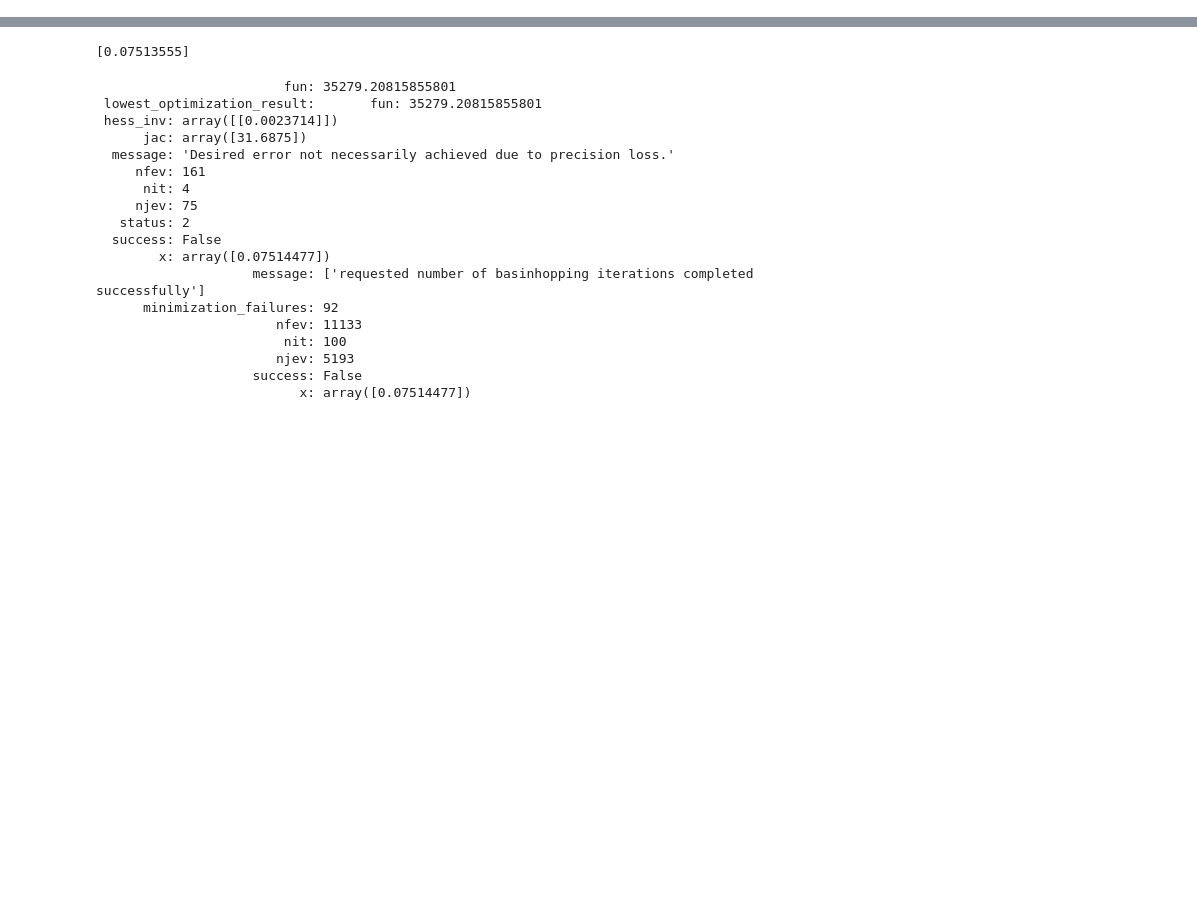
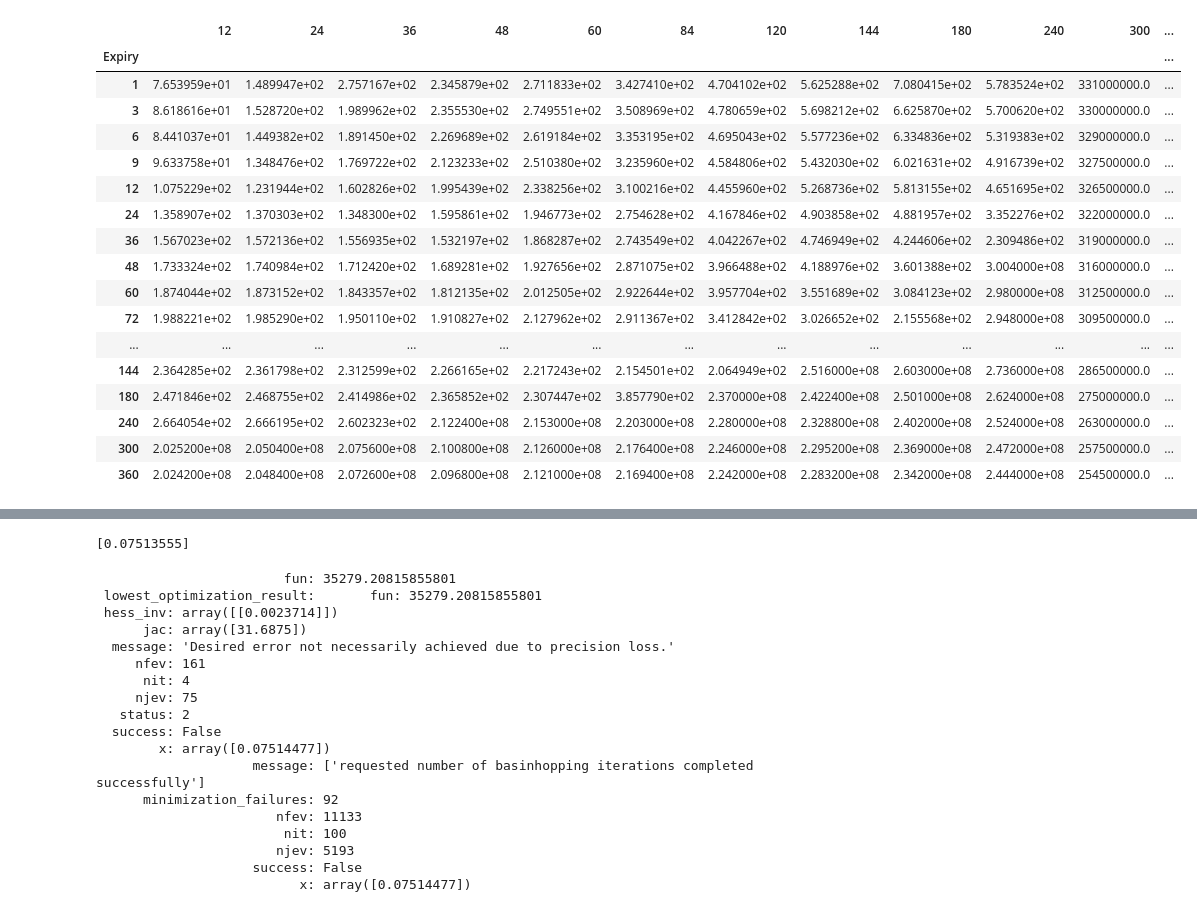
Before and after one commit to Eskild-afk/MasterThesis, a Jupyter notebook: FittingModelToATMswpt.ipynb, the cells around one changed output, grey strips where cells are left out. Saved outputs shown, nothing was run; the diff lists cells and outputs as text; code cells hidden in the pictures; blank space fills up the shorter version.

```diff
--- a/FittingModelToATMswpt.ipynb
+++ b/FittingModelToATMswpt.ipynb
@@ -165,0 +206,21 @@ result
+# %%
+VasiImpVolPrice
+# %% [output]
+|  | 12 | 24 | 36 | 48 | 60 | 84 | 120 | 144 | 180 | 240 | 300 | ... |
+| Expiry |  |  |  |  |  |  |  |  |  |  |  | ... |
+| 1 | 7.653959e+01 | 1.489947e+02 | 2.757167e+02 | 2.345879e+02 | 2.711833e+02 | 3.427410e+02 | 4.704102e+02 | 5.625288e+02 | 7.080415e+02 | 5.783524e+02 | 331000000.0 | ... |
+| 3 | 8.618616e+01 | 1.528720e+02 | 1.989962e+02 | 2.355530e+02 | 2.749551e+02 | 3.508969e+02 | 4.780659e+02 | 5.698212e+02 | 6.625870e+02 | 5.700620e+02 | 330000000.0 | ... |
+| 6 | 8.441037e+01 | 1.449382e+02 | 1.891450e+02 | 2.269689e+02 | 2.619184e+02 | 3.353195e+02 | 4.695043e+02 | 5.577236e+02 | 6.334836e+02 | 5.319383e+02 | 329000000.0 | ... |
+| 9 | 9.633758e+01 | 1.348476e+02 | 1.769722e+02 | 2.123233e+02 | 2.510380e+02 | 3.235960e+02 | 4.584806e+02 | 5.432030e+02 | 6.021631e+02 | 4.916739e+02 | 327500000.0 | ... |
+| 12 | 1.075229e+02 | 1.231944e+02 | 1.602826e+02 | 1.995439e+02 | 2.338256e+02 | 3.100216e+02 | 4.455960e+02 | 5.268736e+02 | 5.813155e+02 | 4.651695e+02 | 326500000.0 | ... |
+| 24 | 1.358907e+02 | 1.370303e+02 | 1.348300e+02 | 1.595861e+02 | 1.946773e+02 | 2.754628e+02 | 4.167846e+02 | 4.903858e+02 | 4.881957e+02 | 3.352276e+02 | 322000000.0 | ... |
+| 36 | 1.567023e+02 | 1.572136e+02 | 1.556935e+02 | 1.532197e+02 | 1.868287e+02 | 2.743549e+02 | 4.042267e+02 | 4.746949e+02 | 4.244606e+02 | 2.309486e+02 | 319000000.0 | ... |
+| 48 | 1.733324e+02 | 1.740984e+02 | 1.712420e+02 | 1.689281e+02 | 1.927656e+02 | 2.871075e+02 | 3.966488e+02 | 4.188976e+02 | 3.601388e+02 | 3.004000e+08 | 316000000.0 | ... |
+| 60 | 1.874044e+02 | 1.873152e+02 | 1.843357e+02 | 1.812135e+02 | 2.012505e+02 | 2.922644e+02 | 3.957704e+02 | 3.551689e+02 | 3.084123e+02 | 2.980000e+08 | 312500000.0 | ... |
+| 72 | 1.988221e+02 | 1.985290e+02 | 1.950110e+02 | 1.910827e+02 | 2.127962e+02 | 2.911367e+02 | 3.412842e+02 | 3.026652e+02 | 2.155568e+02 | 2.948000e+08 | 309500000.0 | ... |
+| ... | ... | ... | ... | ... | ... | ... | ... | ... | ... | ... | ... | ... |
+| 144 | 2.364285e+02 | 2.361798e+02 | 2.312599e+02 | 2.266165e+02 | 2.217243e+02 | 2.154501e+02 | 2.064949e+02 | 2.516000e+08 | 2.603000e+08 | 2.736000e+08 | 286500000.0 | ... |
+| 180 | 2.471846e+02 | 2.468755e+02 | 2.414986e+02 | 2.365852e+02 | 2.307447e+02 | 3.857790e+02 | 2.370000e+08 | 2.422400e+08 | 2.501000e+08 | 2.624000e+08 | 275000000.0 | ... |
+| 240 | 2.664054e+02 | 2.666195e+02 | 2.602323e+02 | 2.122400e+08 | 2.153000e+08 | 2.203000e+08 | 2.280000e+08 | 2.328800e+08 | 2.402000e+08 | 2.524000e+08 | 263000000.0 | ... |
+| 300 | 2.025200e+08 | 2.050400e+08 | 2.075600e+08 | 2.100800e+08 | 2.126000e+08 | 2.176400e+08 | 2.246000e+08 | 2.295200e+08 | 2.369000e+08 | 2.472000e+08 | 257500000.0 | ... |
+| 360 | 2.024200e+08 | 2.048400e+08 | 2.072600e+08 | 2.096800e+08 | 2.121000e+08 | 2.169400e+08 | 2.242000e+08 | 2.283200e+08 | 2.342000e+08 | 2.444000e+08 | 254500000.0 | ... |
```
Also changed, not shown: parts of 12 cells of this notebook, 7 other files.
